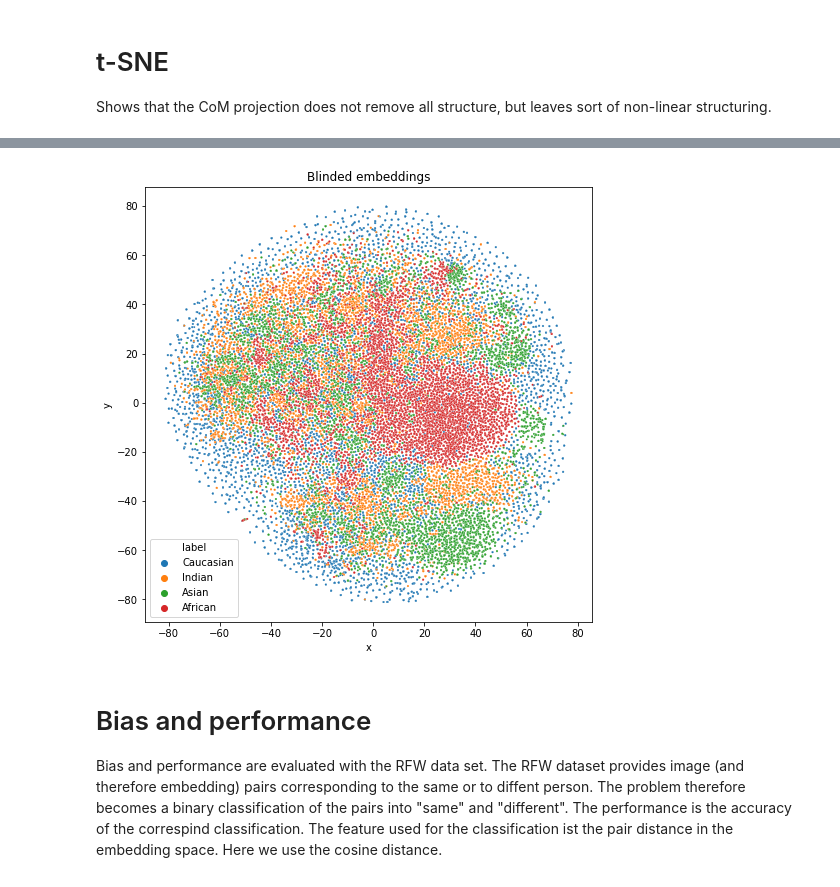
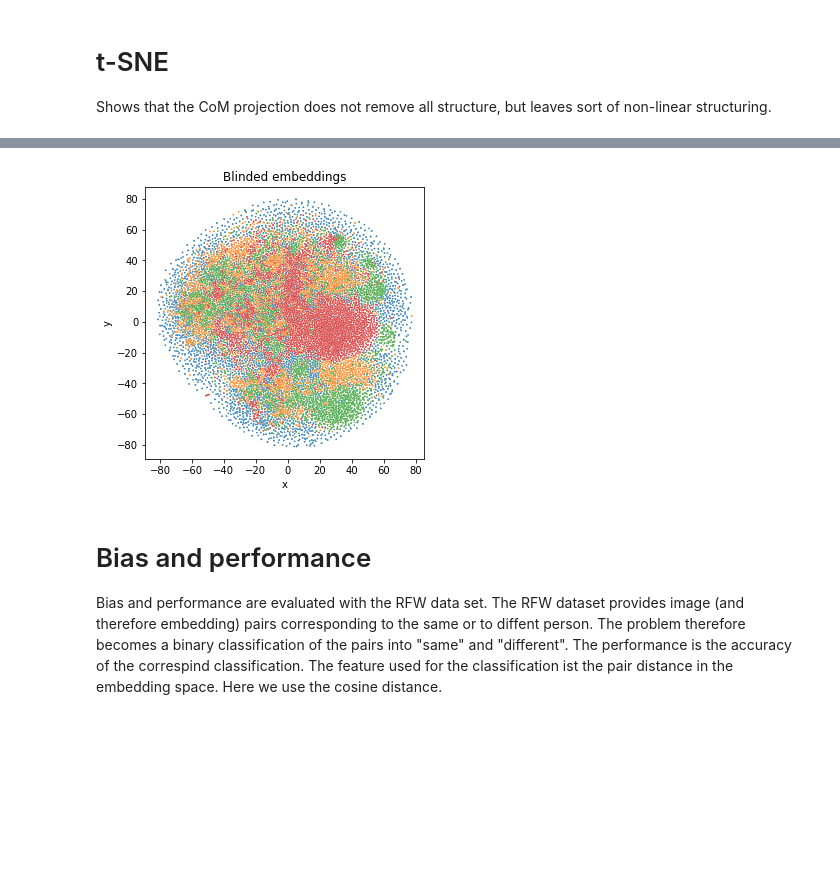
Before and after one commit to samuelwehrli/Face-Recognition-Bias, a Jupyter notebook: Paper section outline.ipynb, the cells around one changed output, grey strips where cells are left out. Saved outputs shown, nothing was run; the diff lists cells and outputs as text; code cells hidden in the pictures; blank space fills up the shorter version.

```diff
--- a/Paper section outline.ipynb
+++ b/Paper section outline.ipynb
@@ -170,13 +189,14 @@ tmp = pd.DataFrame(Xp2,columns=['x','y']).assign(label=race_labels)
 tmp.to_hdf(mystore,'t_SNE_blinded')
 # %%
 # blinded data
-plt.figure(figsize=[8,8])
+plt.figure(figsize=[5,5])
+tmp = pd.read_hdf(mystore,'t_SNE_blinded')
 sns.scatterplot(data=pd.read_hdf(mystore,'t_SNE_blinded'),
-                x='x',y='y',hue='label',legend=True,s=4)
+                x='x',y='y',hue='label',legend=False,s=2)
 plt.title('Blinded embeddings')
-plt.savefig("plots/t-SNE_blinded.png")
+plt.savefig("latex/t-SNE_blinded.png")
 # %% [output]
-[figure, old version]
+[figure, new version]
 # %% [markdown]
 # Bias and performance
 
```
Also changed, not shown: parts of 14 cells of this notebook, 12 other files.
